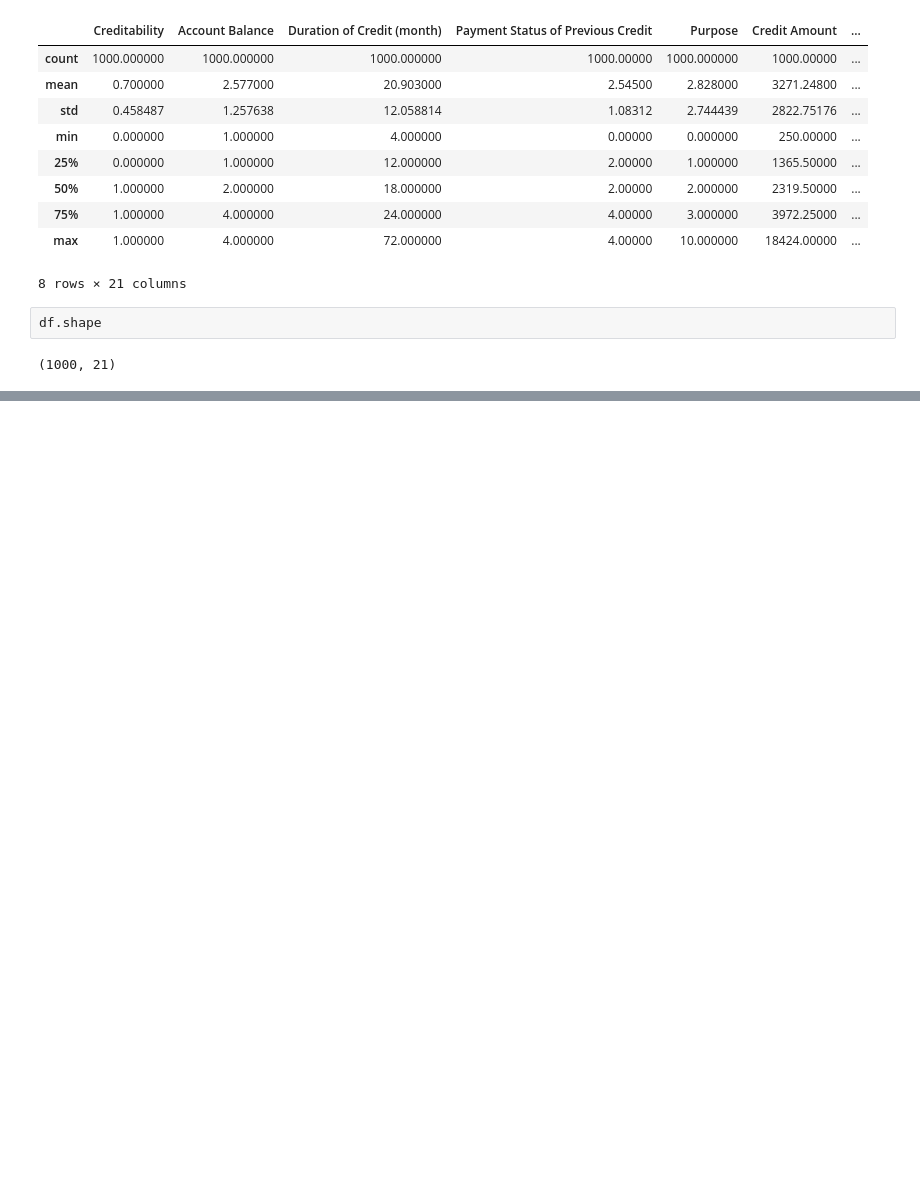
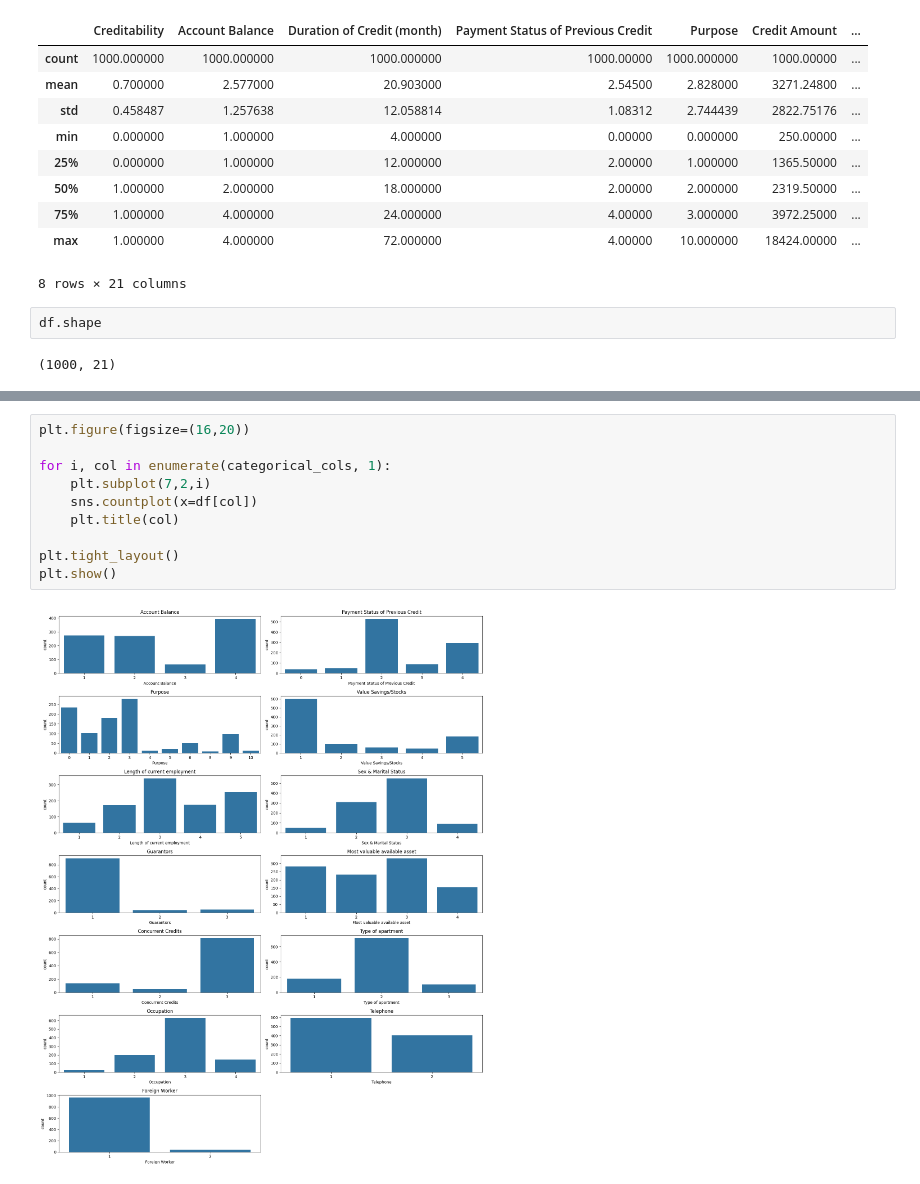
Before and after one commit to magdakantara/Bachelor-End-Project-Code---XAI, a Jupyter notebook: EDA_german.ipynb, the cells around one changed output, grey strips where cells are left out. Drawn from its saved outputs; the diff is of its cells as text; blank space fills up the shorter version.

```diff
--- a/EDA_german.ipynb
+++ b/EDA_german.ipynb
@@ -30,0 +117,12 @@ df.shape
+# %%
+plt.figure(figsize=(16,20))
+
+for i, col in enumerate(categorical_cols, 1):
+    plt.subplot(7,2,i)
+    sns.countplot(x=df[col])
+    plt.title(col)
+
+plt.tight_layout()
+plt.show()
+# %% [output]
+[figure, added]
```
Also changed, not shown: parts of 11 cells of this notebook, 1 other file.
